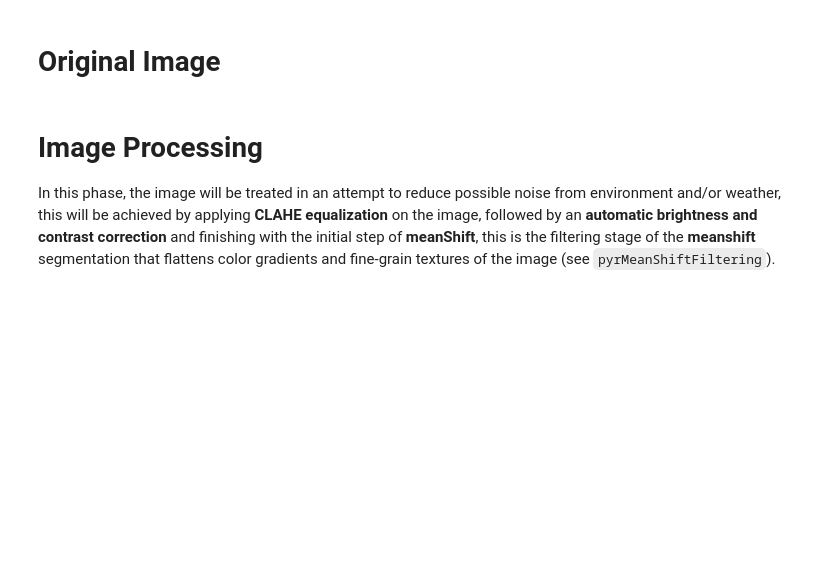
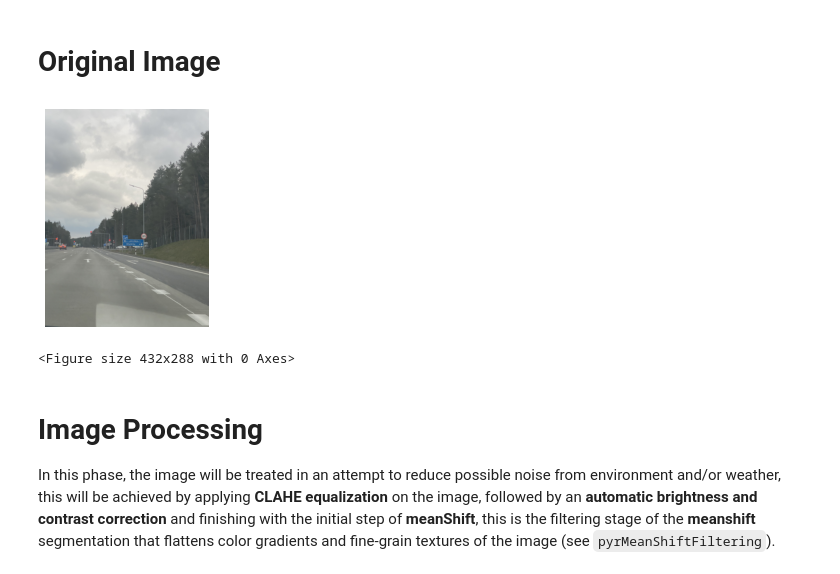
Before and after one commit to Telmooo/traffic-signifier, a Jupyter notebook: traffic_signifier.ipynb, the cells around one changed output. Saved outputs shown, nothing was run; the diff lists cells and outputs as text; code cells hidden in the pictures; blank space fills up the shorter version.

```diff
--- a/traffic_signifier.ipynb
+++ b/traffic_signifier.ipynb
@@ -41,11 +41,14 @@ def weighted_gray_transform(bgr_image, weights=[0.114, 0.587, 0.299]):
 # %% [markdown]
 # Original Image
 # %%
-selected_image = 272
+selected_image = 239
 src_image = cv.imread(f"{DATA_DIR}/road{selected_image}.png")
 
 fig, ax = display_bgr_image(src_image)
 plt.clf();
+# %% [output]
+[figure, added]
+<Figure size 432x288 with 0 Axes>
 # %% [markdown]
 # Image Processing
 In this phase, the image will be treated in an attempt to reduce possible noise from environment and/or weather, this will be achieved by applying **CLAHE equalization** on the image, followed by an **automatic brightness and contrast correction** and finishing with the initial step of **meanShift**, this is the filtering stage of the **meanshift** segmentation that flattens color gradients and fine-grain textures of the image (see `pyrMeanShiftFiltering`).
```
Also changed, not shown: parts of 10 cells of this notebook, 4 other files.
